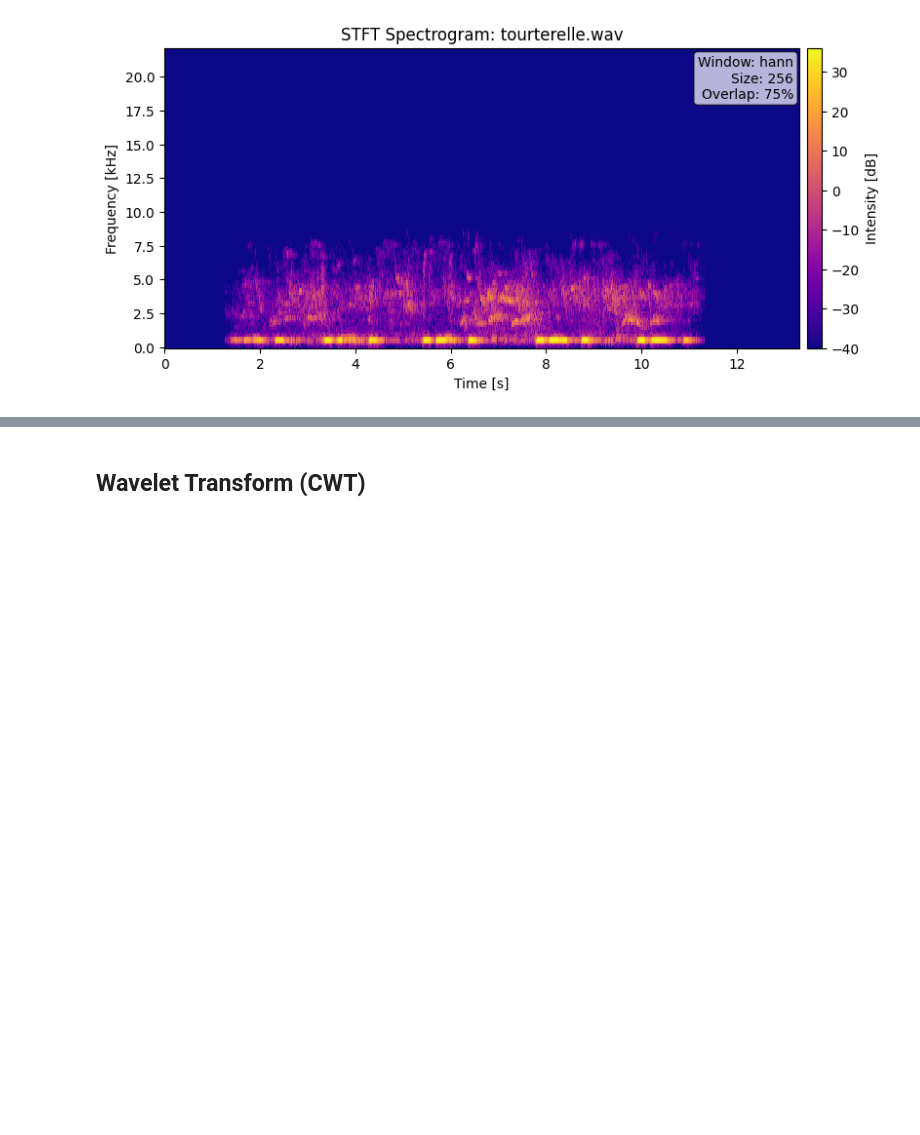
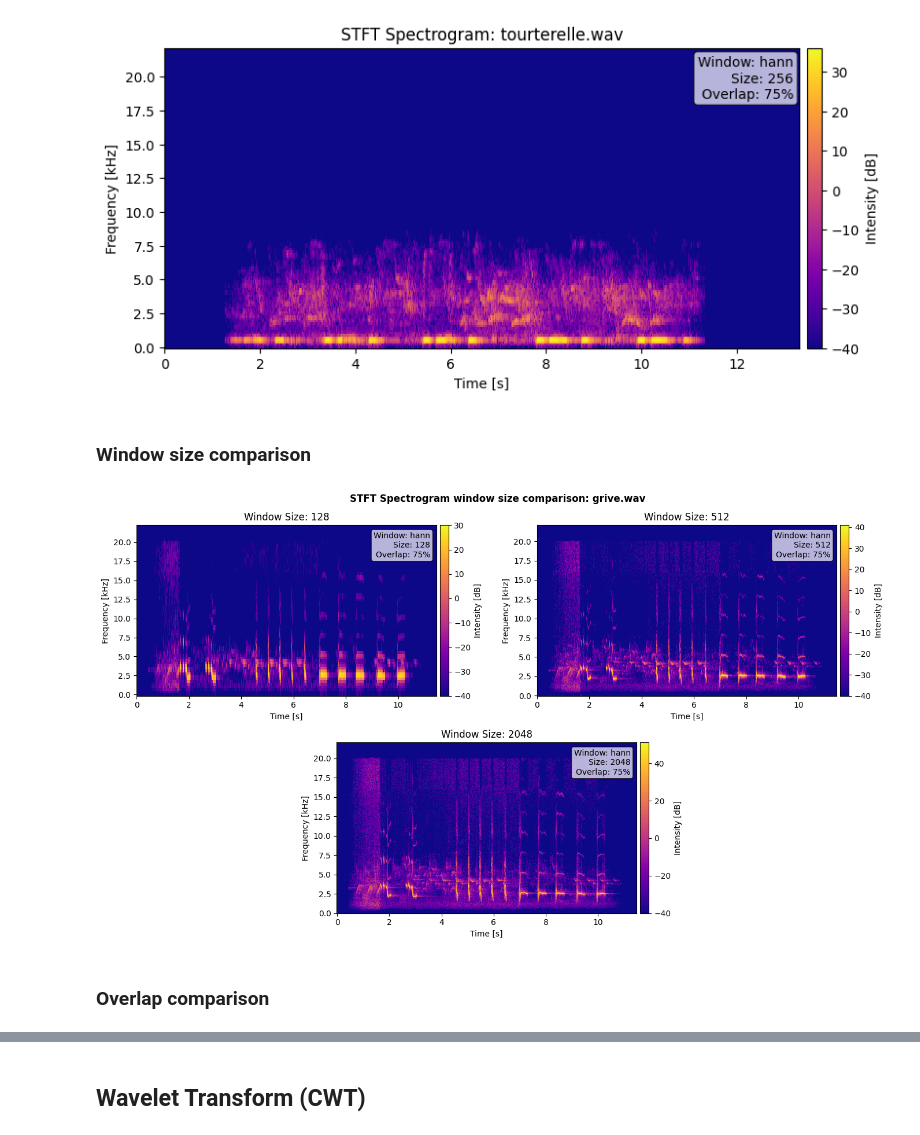
Before and after one commit to NJurquet/spectrobird, a Jupyter notebook: bird_songs_analysis.ipynb, the cells around one changed output, grey strips where cells are left out. Cells and saved outputs as stored; diff of their text form; code cells hidden in the pictures; blank space fills up the shorter version.

Commit message:
Add STFT window size & overlap comparison

```diff
--- a/bird_songs_analysis.ipynb
+++ b/bird_songs_analysis.ipynb
@@ -202,3 +202,49 @@ plt.gcf().text(
 plt.show()
 # %% [output]
 [figure]
+# %% [markdown]
+### Window size comparison
+# %%
+SFT_AUDIO_IDX = 0  # Index of audio file to analyze
+window_sizes = [128, 512, 2048]
+# %%
+layout = [
+    [window_sizes[0], window_sizes[0], window_sizes[1], window_sizes[1]],
+    [".", window_sizes[2], window_sizes[2], "."],
+]
+
+fig, axes_map = plt.subplot_mosaic(layout, figsize=(14, 8))
+
+for ax, win_size in zip(axes_map.values(), window_sizes):
+    hop = max(int(win_size * (1 - OVERLAP)), 1)
+    window = scipy.signal.windows.get_window(WINDOW_NAME, win_size)
+    stft = scipy.signal.ShortTimeFFT(window, hop=hop, fs=sr)
+    stft.stft(audio_list[SFT_AUDIO_IDX][2])
+    power = stft.spectrogram(audio_list[SFT_AUDIO_IDX][2])
+    power_db = 10 * np.log10(np.fmax(power, 1e-4))
+    freqs = stft.f
+    times = stft.t(len(audio_list[SFT_AUDIO_IDX][2]))
+
+    freq_scale, freq_unit = format_unit_scale(np.max(freqs))
+    pcm = ax.pcolormesh(times, freqs / freq_scale, power_db, cmap="plasma")
+    fig.colorbar(pcm, ax=ax, pad=0.01, label="Intensity [dB]")
+    ax.set_title(f"Window Size: {win_size}")
+    ax.set_xlabel("Time [s]")
+    ax.set_ylabel(f"Frequency [{freq_unit}Hz]")
+    ax.text(
+        0.98,
+        0.96,
+        f"Window: {WINDOW_NAME}\nSize: {win_size}\nOverlap: {OVERLAP * 100:.0f}%",
+        ha="right",
+        va="top",
+        transform=ax.transAxes,
+        bbox=dict(boxstyle="round,pad=0.3", facecolor="white", alpha=0.7),
+    )
+
+fig.suptitle(f"STFT Spectrogram window size comparison: {wav_files[SFT_AUDIO_IDX].name}", fontweight="bold")
+plt.tight_layout()
+plt.show()
+# %% [output]
+[figure, added]
+# %% [markdown]
+### Overlap comparison
```
Also changed, not shown: parts of 6 cells of this notebook.
